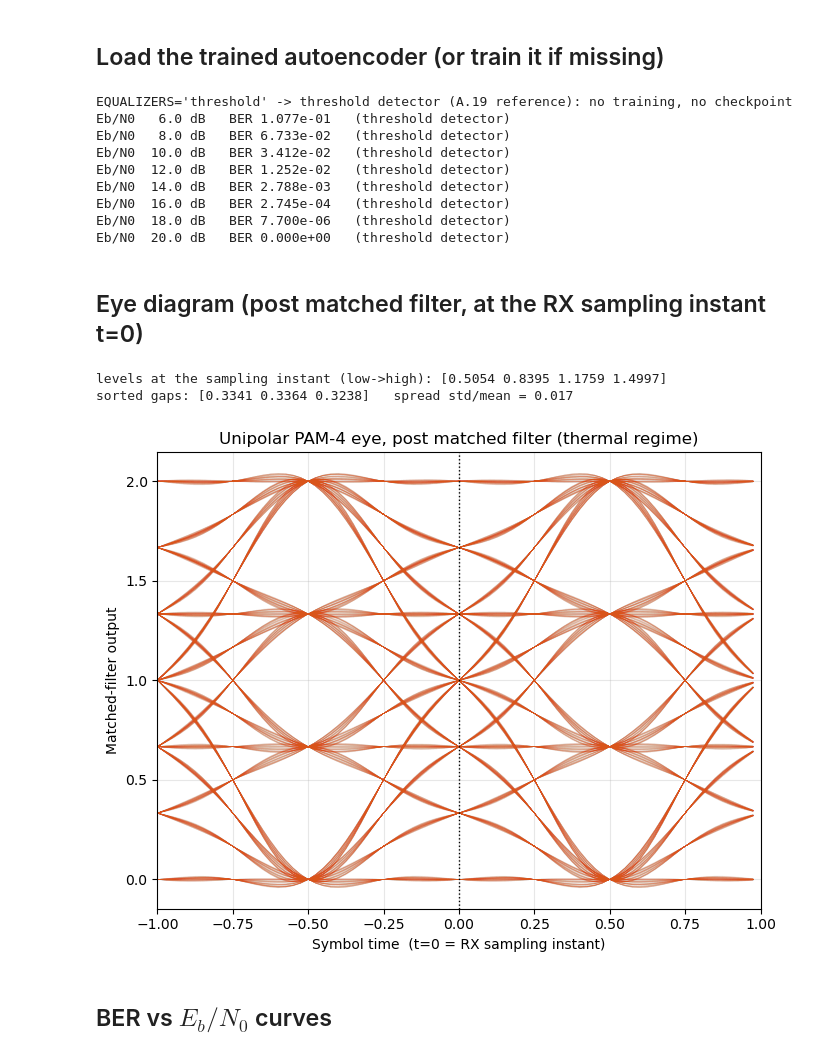
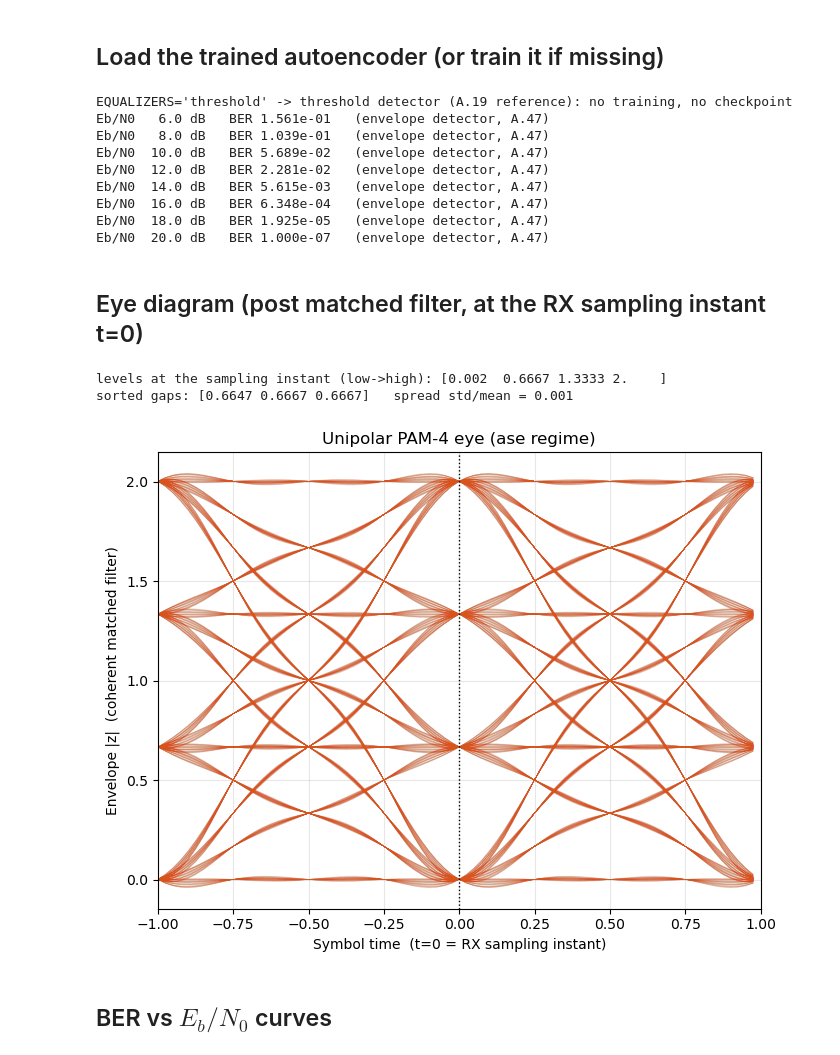
Before and after one commit to cellinidario/ericsson, a Jupyter notebook: pam4_analysis.ipynb, the cells around one changed output. Saved outputs shown, nothing was run; the diff lists cells and outputs as text; code cells hidden in the pictures.

```diff
--- a/pam4_analysis.ipynb
+++ b/pam4_analysis.ipynb
@@ -48,19 +48,19 @@ device = "cuda" if torch.cuda.is_available() else "cpu"
 print("device:", device)
 
 # ----- knobs -----
-WAVELENGTH = "back2back"      # "back2back": transparent fiber | "oband": 1310 nm | "cband": 1550 nm
-REGIME = "thermal"           # "thermal": electrical noise at the ADC (A.19) | "ase": optical ASE beat noise (A.47)
+WAVELENGTH = "back-to-back"   # "back-to-back": transparent fiber | "oband": 1310 nm | "cband": 1550 nm
+REGIME = "ase"           # "thermal": electrical noise at the ADC (A.19) | "ase": optical ASE beat noise (A.47)
 MODULATOR = "linear"         # "linear": ideal linear modulator | "mzm": nonlinear cos^2 Mach-Zehnder
 MATCHED_FILTERS = "time-rect"  # "time-rect": one-symbol rectangle (confined in time -> A.19) |
                                # "freq-rect": ideal-rect 20 GHz brickwall (Marco's JLT model) | "rrc": roll-off 0.85
-EQUALIZERS = "threshold"     # "threshold": threshold detector only (A.19 reference) | "ffe": FFE only (RX) |
-                             # "end-to-end": DPD (TX) + FFE (RX) trained together (the E2E autoencoder)
+EQUALIZERS = "threshold"     # "threshold": decision threshold only | "ffe": FFE (RX) only |
+                             # "end-to-end": DPD (TX) + FFE (RX) jointly trained (the E2E autoencoder)
 NUM_STEPS = 10000        # training steps when no checkpoint is found (ignored for EQUALIZERS="threshold")
 NUM_EVAL = 10000000      # symbols per Eb/N0 point in the waterfall
 TRAIN_EBN0 = None        # None -> train over the 7-19 dB range; a number -> fixed training Eb/N0 [dB]
 FORCE_RETRAIN = True     # True -> ignore an existing checkpoint and retrain
 
-# --- To reproduce Forestieri's A.19 curve: back2back / thermal / linear / time-rect / EQUALIZERS="threshold".
+# --- To reproduce Forestieri's A.19 curve: back-to-back / thermal / linear / time-rect / EQUALIZERS="threshold".
 #     "time-rect" is confined to one symbol (no overlap -> no nonlinear ISI after the square law); the
 #     cell widens the front-end automatically because the rectangle's wide (sinc) spectrum needs an
 #     ideal (wide) receiver. With the realistic 25 GHz photodiode the time-rect does NOT reach A.19. ---
@@ -69,7 +69,7 @@ config = Config()
 config.set_wavelength_band(WAVELENGTH)
 config.noise_regime = REGIME
 config.modulator = MODULATOR
-config.tx_filter = MATCHED_FILTERS        # H_TX = H_RX (matched)
+config.tx_filter = MATCHED_FILTERS
 config.rx_filter = MATCHED_FILTERS
 config.equalizer = EQUALIZERS
 config.minibatch_symbols = 4096
@@ -180,68 +182,73 @@ transmitter, channel, receiver, ebn0_db, measured = load_or_train(
     config, device, NUM_STEPS, CHECKPOINT, NUM_EVAL, FORCE_RETRAIN, TRAIN_EBN0)
 # %% [output]
 EQUALIZERS='threshold' -> threshold detector (A.19 reference): no training, no checkpoint
-Eb/N0   6.0 dB   BER 1.077e-01   (threshold detector)
-Eb/N0   8.0 dB   BER 6.733e-02   (threshold detector)
-Eb/N0  10.0 dB   BER 3.412e-02   (threshold detector)
-Eb/N0  12.0 dB   BER 1.252e-02   (threshold detector)
-Eb/N0  14.0 dB   BER 2.788e-03   (threshold detector)
-Eb/N0  16.0 dB   BER 2.745e-04   (threshold detector)
-Eb/N0  18.0 dB   BER 7.700e-06   (threshold detector)
-Eb/N0  20.0 dB   BER 0.000e+00   (threshold detector)
+Eb/N0   6.0 dB   BER 1.561e-01   (envelope detector, A.47)
+Eb/N0   8.0 dB   BER 1.039e-01   (envelope detector, A.47)
+Eb/N0  10.0 dB   BER 5.689e-02   (envelope detector, A.47)
+Eb/N0  12.0 dB   BER 2.281e-02   (envelope detector, A.47)
+Eb/N0  14.0 dB   BER 5.615e-03   (envelope detector, A.47)
+Eb/N0  16.0 dB   BER 6.348e-04   (envelope detector, A.47)
+Eb/N0  18.0 dB   BER 1.925e-05   (envelope detector, A.47)
+Eb/N0  20.0 dB   BER 1.000e-07   (envelope detector, A.47)
 # %% [markdown]
 ## Eye diagram (post matched filter, at the RX sampling instant t=0)
 # %%
 import torch.nn.functional as F
 
-def draw_eye(ax, signal, samples_per_symbol, phase, title,
+def draw_eye(ax, signal, samples_per_symbol, phase, title, ylabel="Matched-filter output",
              fine_sps=40, skip=100, num_symbols=4000):
     fine = resample_poly(signal[:(skip + num_symbols + 8) * samples_per_symbol],
                          fine_sps, samples_per_symbol)
     offset = int(round(phase * fine_sps / samples_per_symbol))
     centers = (skip + np.arange(num_symbols)) * fine_sps + offset
     keep = (centers - fine_sps >= 0) & (centers + fine_sps < len(fine))
     centers = centers[keep]
     window = np.arange(-fine_sps, fine_sps)[:, None] + centers[None, :]
     ax.plot(np.arange(-fine_sps, fine_sps) / fine_sps, fine[window],
             color=(0.85, 0.33, 0.10, 0.03), linewidth=0.4)
     ax.axvline(0, color="k", linestyle=":", linewidth=1)
     ax.set_xlim(-1, 1)
     ax.grid(True, alpha=0.3)
     ax.set_xlabel("Symbol time  (t=0 = RX sampling instant)")
-    ax.set_ylabel("Matched-filter output")
+    ax.set_ylabel(ylabel)
     ax.set_title(title)
 
 
 sps = config.samples_per_symbol_sim
+mf_pad = receiver.matched.shape[-1] // 2
 with torch.no_grad():
     bits = random_bits(config.bits_per_symbol, 6000, device)
     symbols = bits_to_symbols(bits, config.bits_per_symbol).cpu().numpy()
-    photocurrent = channel(transmitter(bits))                              # channel output (noiseless)
-    matched = F.conv1d(photocurrent.view(1, 1, -1), receiver.matched,      # apply the RX matched filter
-                       padding=receiver.matched.shape[-1] // 2).squeeze().cpu().numpy()
+    if config.noise_regime == "ase":
+        # The A.47 receiver decides on the field ENVELOPE |z| after the COHERENT matched filter
+        # (each field quadrature), NOT on the square-law intensity -> that is what the eye must show.
+        field_real, field_imag = channel.coherent_field(transmitter(bits), None)   # noiseless optical field
+        mr = F.conv1d(field_real.view(1, 1, -1), receiver.matched, padding=mf_pad).squeeze()
+        mi = F.conv1d(field_imag.view(1, 1, -1), receiver.matched, padding=mf_pad).squeeze()
+        matched = torch.sqrt(mr ** 2 + mi ** 2).cpu().numpy()                       # envelope (equispaced amplitudes)
+        eye_ylabel = "Envelope |z|  (coherent matched filter)"
+    else:
+        photocurrent = channel(transmitter(bits))                                  # noiseless square-law photocurrent
+        matched = F.conv1d(photocurrent.view(1, 1, -1), receiver.matched, padding=mf_pad).squeeze().cpu().numpy()
+        eye_ylabel = "Matched-filter output (intensity)"
 
-# The RX decides on the matched-filter output sampled at the symbol centre (decimation offset 0).
-n = len(symbols)
-decisions = matched[:n * sps:sps]                                          # samples at offset 0 (RX decision)
-dec, sym = decisions[100:n - 100], symbols[100:n - 100]
-# the matched filter adds a group delay -> align the samples to the symbols they decide
-# (pick the symbol-shift that maximizes the level swing) before measuring the levels
-def _levels(shift):
-    return np.array([dec[np.roll(sym, shift) == q].mean() for q in range(config.modulation_order)])
-levels = np.sort(max((_levels(s) for s in range(-4, 5)), key=lambda L: L.max() - L.min()))
+# Sample at the matched-filter peak (the phase that best separates the levels) -- for the time-rect
+# integrate-and-dump that peak is the symbol CENTRE, not the symbol boundary (offset 0).
+phase, level_by_symbol = decision_phase_by_separation(matched, sps, symbols, skip=100)
+levels = np.sort(level_by_symbol)
 gaps = np.diff(levels)
 print(f"levels at the sampling instant (low->high): {np.round(levels, 4)}")
 print(f"sorted gaps: {np.round(gaps, 4)}   spread std/mean = {gaps.std() / gaps.mean():.3f}")
 
 fig_eye, ax_eye = plt.subplots(figsize=(7, 5.5))
-draw_eye(ax_eye, matched, sps, 0, f"Unipolar PAM-4 eye, post matched filter ({config.noise_regime} regime)")
+draw_eye(ax_eye, matched, sps, phase, f"Unipolar PAM-4 eye ({config.noise_regime} regime)", ylabel=eye_ylabel)
 fig_eye.tight_layout()
 fig_eye.savefig(os.path.join("results", "pam4_eye.png"), dpi=150, bbox_inches="tight")
 plt.show()
 # %% [output]
-levels at the sampling instant (low->high): [0.5054 0.8395 1.1759 1.4997]
-sorted gaps: [0.3341 0.3364 0.3238]   spread std/mean = 0.017
+levels at the sampling instant (low->high): [0.002  0.6667 1.3333 2.    ]
+sorted gaps: [0.6647 0.6667 0.6667]   spread std/mean = 0.001
-[figure, old version]
+[figure, new version]
 # %% [markdown]
 ## BER vs $E_b/N_0$ curves
 # %%
```
Also changed, not shown: parts of 3 cells of this notebook, 4 other files.
